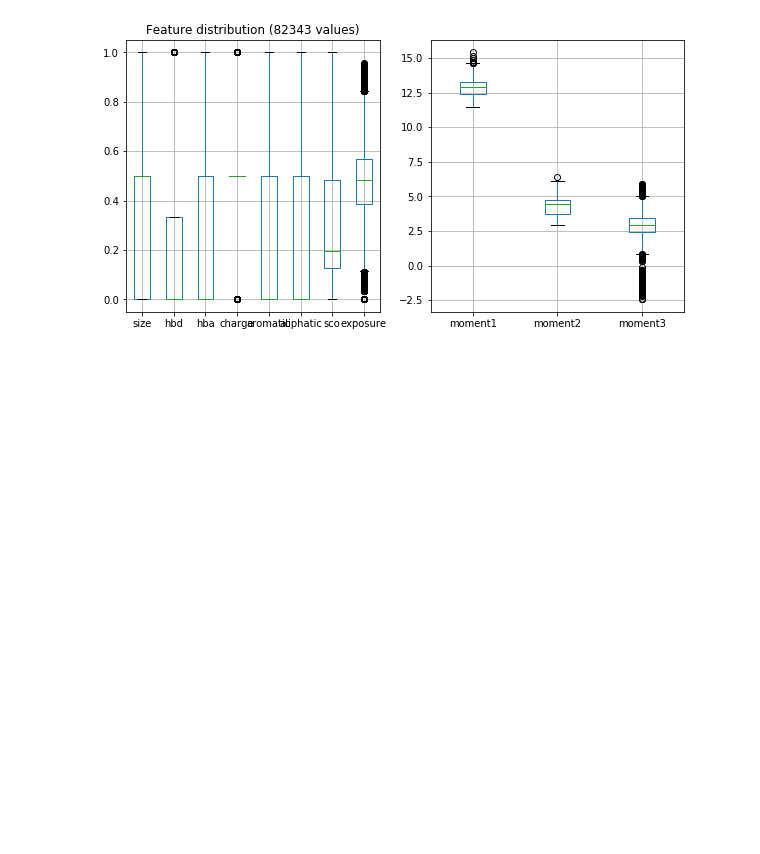
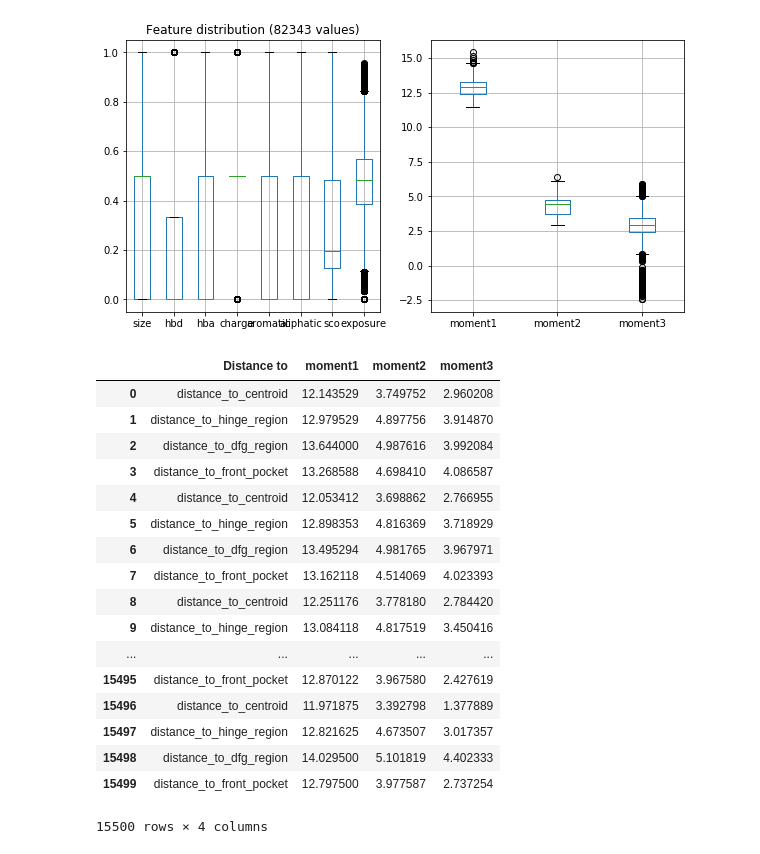
Before and after one commit to volkamerlab/kissim, a Jupyter notebook: scripts/fingerprints.ipynb, the cells around one changed output. Cells and saved outputs as stored; diff of their text form; code cells hidden in the pictures; blank space fills up the shorter version.

```diff
--- a/scripts/fingerprints.ipynb
+++ b/scripts/fingerprints.ipynb
@@ -136,0 +144,23 @@ box_plot = fp2_norm['moments'].plot(
+# %%
+fp2_norm['moments'].reset_index(inplace=True)
+# %%
+fp2_norm['moments']
+# %% [output]
+|  | Distance to | moment1 | moment2 | moment3 |
+| 0 | distance_to_centroid | 12.143529 | 3.749752 | 2.960208 |
+| 1 | distance_to_hinge_region | 12.979529 | 4.897756 | 3.914870 |
+| 2 | distance_to_dfg_region | 13.644000 | 4.987616 | 3.992084 |
+| 3 | distance_to_front_pocket | 13.268588 | 4.698410 | 4.086587 |
+| 4 | distance_to_centroid | 12.053412 | 3.698862 | 2.766955 |
+| 5 | distance_to_hinge_region | 12.898353 | 4.816369 | 3.718929 |
+| 6 | distance_to_dfg_region | 13.495294 | 4.981765 | 3.967971 |
+| 7 | distance_to_front_pocket | 13.162118 | 4.514069 | 4.023393 |
+| 8 | distance_to_centroid | 12.251176 | 3.778180 | 2.784420 |
+| 9 | distance_to_hinge_region | 13.084118 | 4.817519 | 3.450416 |
+| ... | ... | ... | ... | ... |
+| 15495 | distance_to_front_pocket | 12.870122 | 3.967580 | 2.427619 |
+| 15496 | distance_to_centroid | 11.971875 | 3.392798 | 1.377889 |
+| 15497 | distance_to_hinge_region | 12.821625 | 4.673507 | 3.017357 |
+| 15498 | distance_to_dfg_region | 14.029500 | 5.101819 | 4.402333 |
+| 15499 | distance_to_front_pocket | 12.797500 | 3.977587 | 2.737254 |
+15500 rows × 4 columns
```
Also changed, not shown: parts of 12 cells of this notebook.
